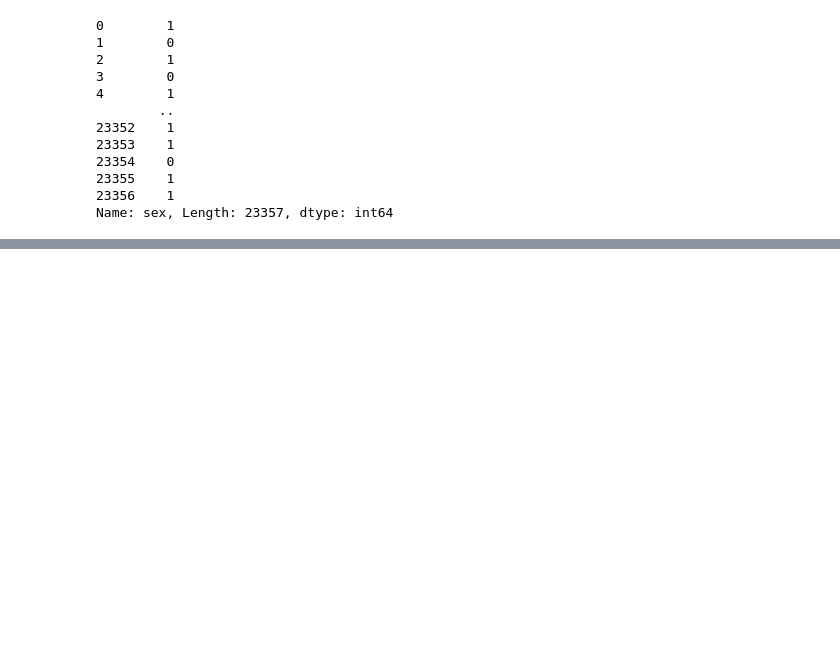
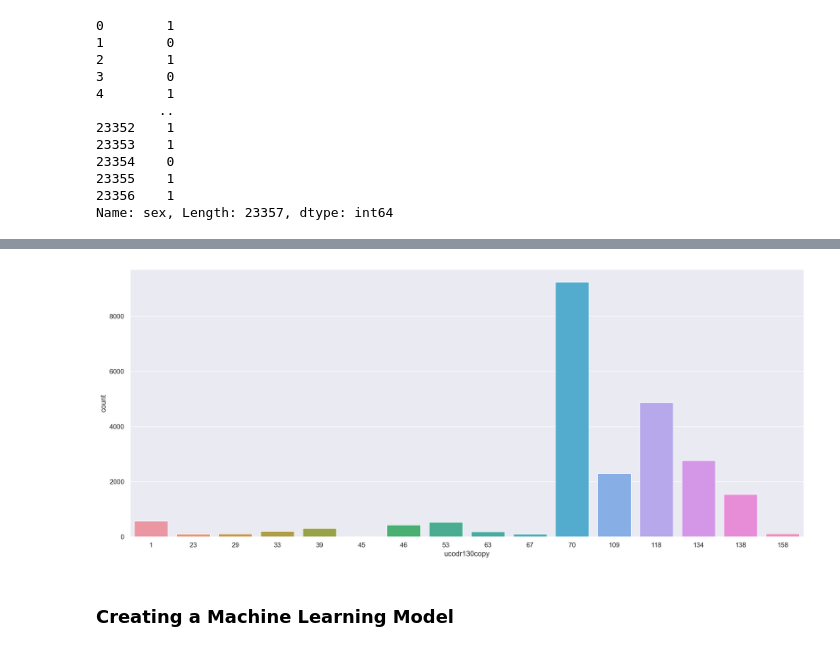
Before and after one commit to ythuang26/infant_mortalitypred, a Jupyter notebook: Infant Mortality Predictions.ipynb, the cells around one changed output, grey strips where cells are left out. Saved outputs shown, nothing was run; the diff lists cells and outputs as text; code cells hidden in the pictures; blank space fills up the shorter version.

```diff
--- a/Infant Mortality Predictions.ipynb
+++ b/Infant Mortality Predictions.ipynb
@@ -683,0 +221,9 @@ with open("ensemble1.pkl", "wb") as file: # file is a variable for storing the n
+# %%
+#16 Classes of Infant Death
+plt.figure(figsize=(20,8),dpi=200)
+sns.countplot(x='ucodr130copy',data=df_int)
+plt.show()
+# %% [output]
+[figure, added]
+# %% [markdown]
+### Creating a Machine Learning Model
```
Also changed, not shown: parts of 119 cells of this notebook.
